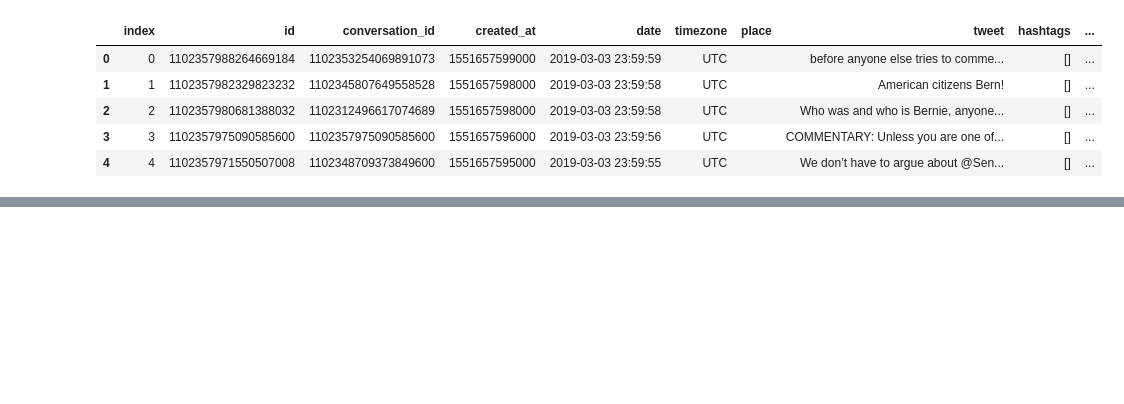
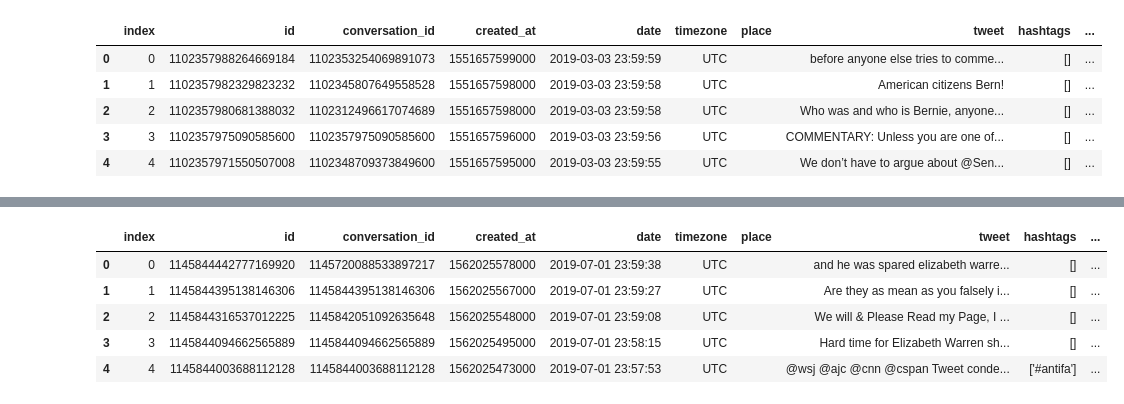
Before and after one commit to benlevyx/twitter-polling, a Jupyter notebook: notebooks/Creating full DataFrame.ipynb, the cells around one changed output, grey strips where cells are left out. Drawn from its saved outputs; the diff is of its cells as text; code cells hidden in the pictures; blank space fills up the shorter version.

```diff
--- a/notebooks/Creating full DataFrame.ipynb
+++ b/notebooks/Creating full DataFrame.ipynb
@@ -78,0 +42,11 @@ Name: date, dtype: object
+# %%
+warren2 = pd.read_sql(f'SELECT * FROM tweets WHERE (date >= "2019-07-00 00:00:00") AND (name = "WARREN") LIMIT 20000;', con = engine)
+warren2.to_csv('DATA/WARREN2.csv')
+warren2.head()
+# %% [output]
+|  | index | id | conversation_id | created_at | date | timezone | place | tweet | hashtags | ... |
+| 0 | 0 | 1145844442777169920 | 1145720088533897217 | 1562025578000 | 2019-07-01 23:59:38 | UTC |  | and he was spared elizabeth warre... | [] | ... |
+| 1 | 1 | 1145844395138146306 | 1145844395138146306 | 1562025567000 | 2019-07-01 23:59:27 | UTC |  | Are they as mean as you falsely i... | [] | ... |
+| 2 | 2 | 1145844316537012225 | 1145842051092635648 | 1562025548000 | 2019-07-01 23:59:08 | UTC |  | We will & Please Read my Page, I ... | [] | ... |
+| 3 | 3 | 1145844094662565889 | 1145844094662565889 | 1562025495000 | 2019-07-01 23:58:15 | UTC |  | Hard time for Elizabeth Warren sh... | [] | ... |
+| 4 | 4 | 1145844003688112128 | 1145844003688112128 | 1562025473000 | 2019-07-01 23:57:53 | UTC |  | @wsj @ajc @cnn @cspan Tweet conde... | ['#antifa'] | ... |
```
Also changed, not shown: parts of 39 cells of this notebook, 2 other files.
